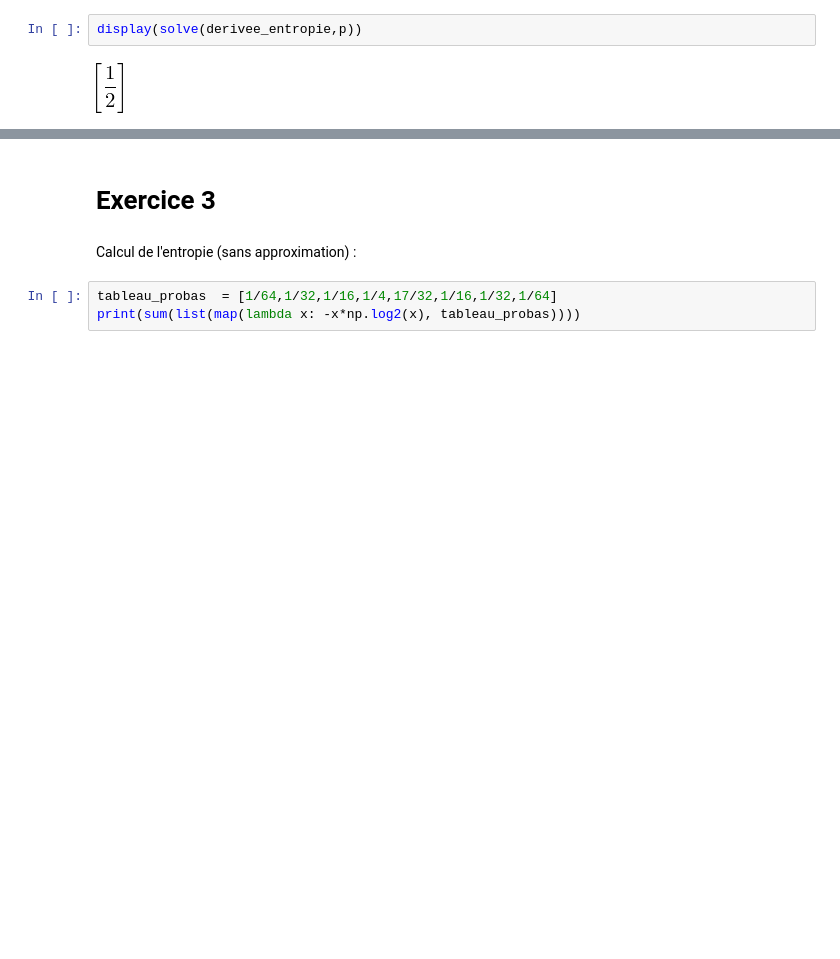
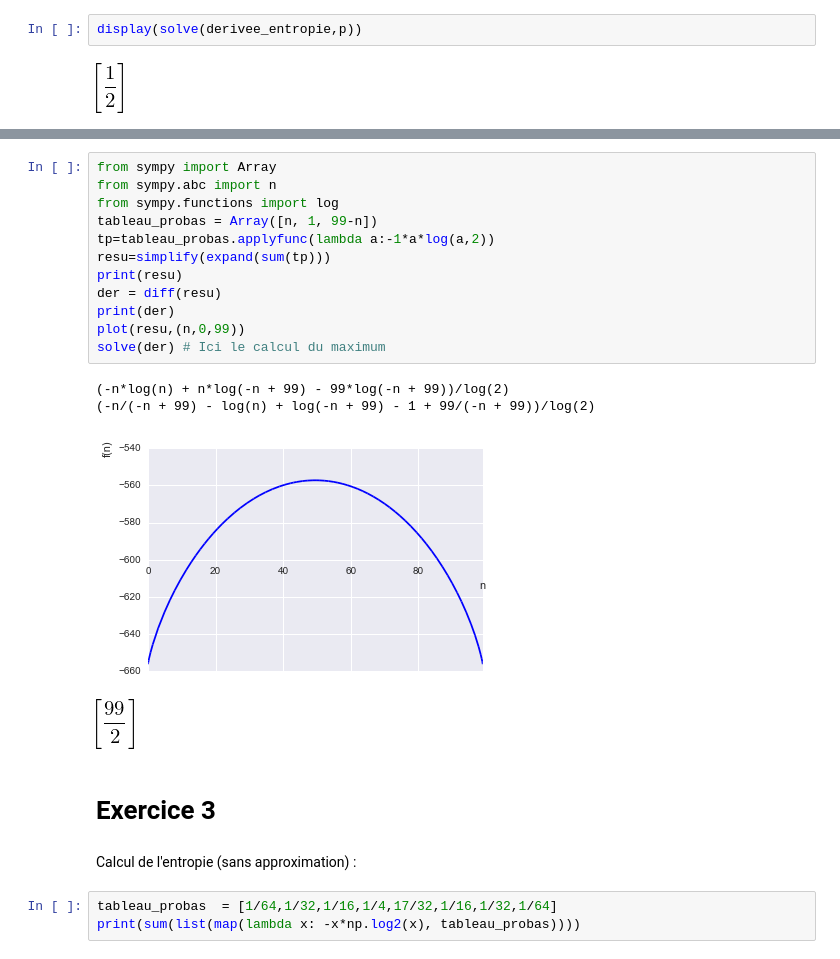
Before and after one commit to marcgelgon/TheorieInfo, a Jupyter notebook: TD theorie information 1.ipynb, the cells around one changed output, grey strips where cells are left out. Drawn from its saved outputs; the diff is of its cells as text; blank space fills up the shorter version.

```diff
--- a/TD theorie information 1.ipynb
+++ b/TD theorie information 1.ipynb
@@ -89,3 +99,20 @@ display(solve(derivee_entropie,p))
+# %%
+from sympy import Array
+from sympy.abc import n
+from sympy.functions import log
+tableau_probas = Array([n, 1, 99-n])
+tp=tableau_probas.applyfunc(lambda a:-1*a*log(a,2))
+resu=simplify(expand(sum(tp)))
+print(resu)
+der = diff(resu)
+print(der)
+plot(resu,(n,0,99))
+solve(der) # Ici le calcul du maximum
+# %% [output]
+(-n*log(n) + n*log(-n + 99) - 99*log(-n + 99))/log(2)
+(-n/(-n + 99) - log(n) + log(-n + 99) - 1 + 99/(-n + 99))/log(2)
+[figure, added]
+[figure, added]
 # %% [markdown]
 # Exercice 3
 # %% [markdown]
```
Also changed, not shown: parts of 10 cells of this notebook.
